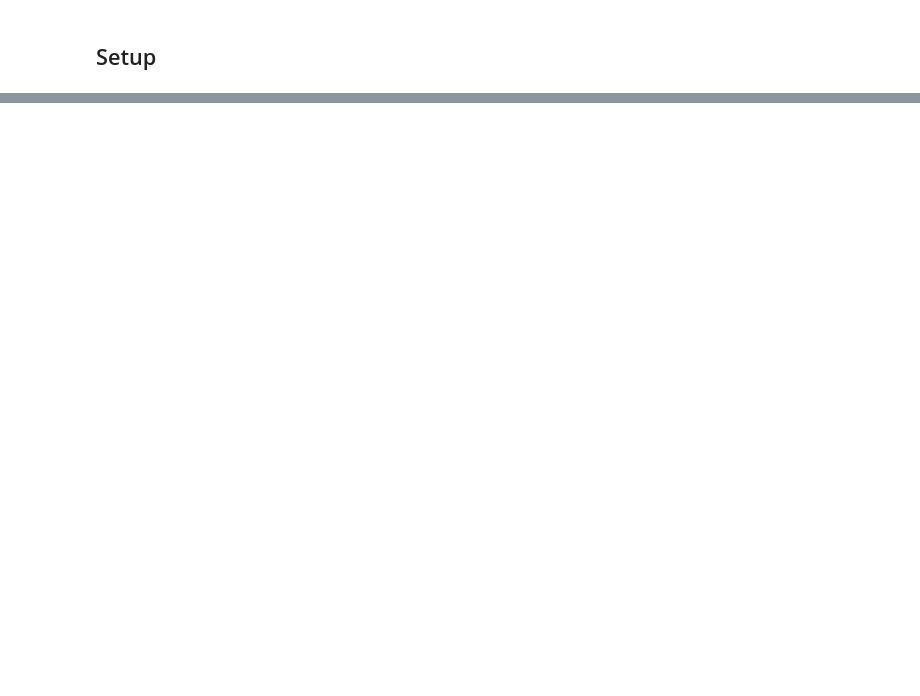
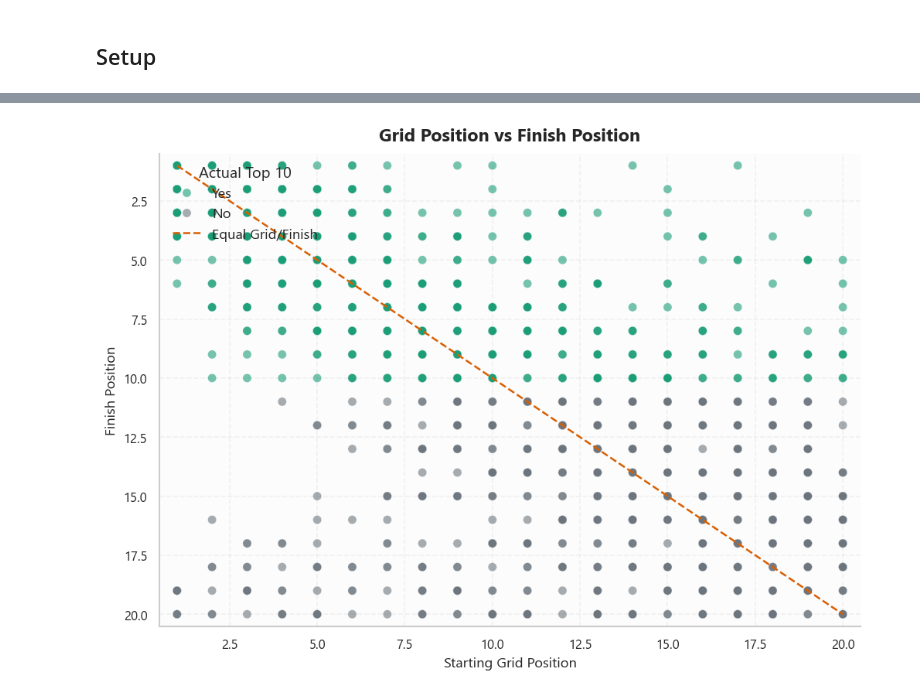
Before and after one commit to Gottch7897/iit414w-lab01-TheUltrakills, a Jupyter notebook: eda.ipynb, the cells around one changed output, grey strips where cells are left out. Cells and saved outputs as stored; diff of their text form; code cells hidden in the pictures; blank space fills up the shorter version.

```diff
--- a/eda.ipynb
+++ b/eda.ipynb
@@ -57,0 +268,27 @@ print(f'pandas  : {pd.__version__}')
+# %%
+# Question 2: Does adding one extra domain rule (for example, excluding drivers with frequent DNFs/reliability issues) improve baseline accuracy over the single-rule approach?
+plot_df = df.assign(Top10Label=df["Top10"].map({0: "No", 1: "Yes"}))
+
+fig, ax = plt.subplots(figsize=(8.5, 6.2))
+sns.scatterplot(
+    data=plot_df,
+    x="GridPosition",
+    y="Position",
+    hue="Top10Label",
+    palette={"No": "#6c757d", "Yes": "#1b9e77"},
+    alpha=0.6,
+    s=45,
+    edgecolor="white",
+    linewidth=0.3,
+    ax=ax,
+)
+
+ax.plot([1, 20], [1, 20], linestyle="--", color="#d95f02", linewidth=1.5, label="Equal Grid/Finish")
+ax.set_xlim(0.5, 20.5)
+ax.set_ylim(20.5, 0.5)
+finalize_plot("Grid Position vs Finish Position", "Starting Grid Position", "Finish Position")
+ax.legend(title="Actual Top 10", loc="upper left")
+sns.despine()
+plt.show()
+# %% [output]
+[figure, added]
```
Also changed, not shown: parts of 37 cells of this notebook, 3 other files.
